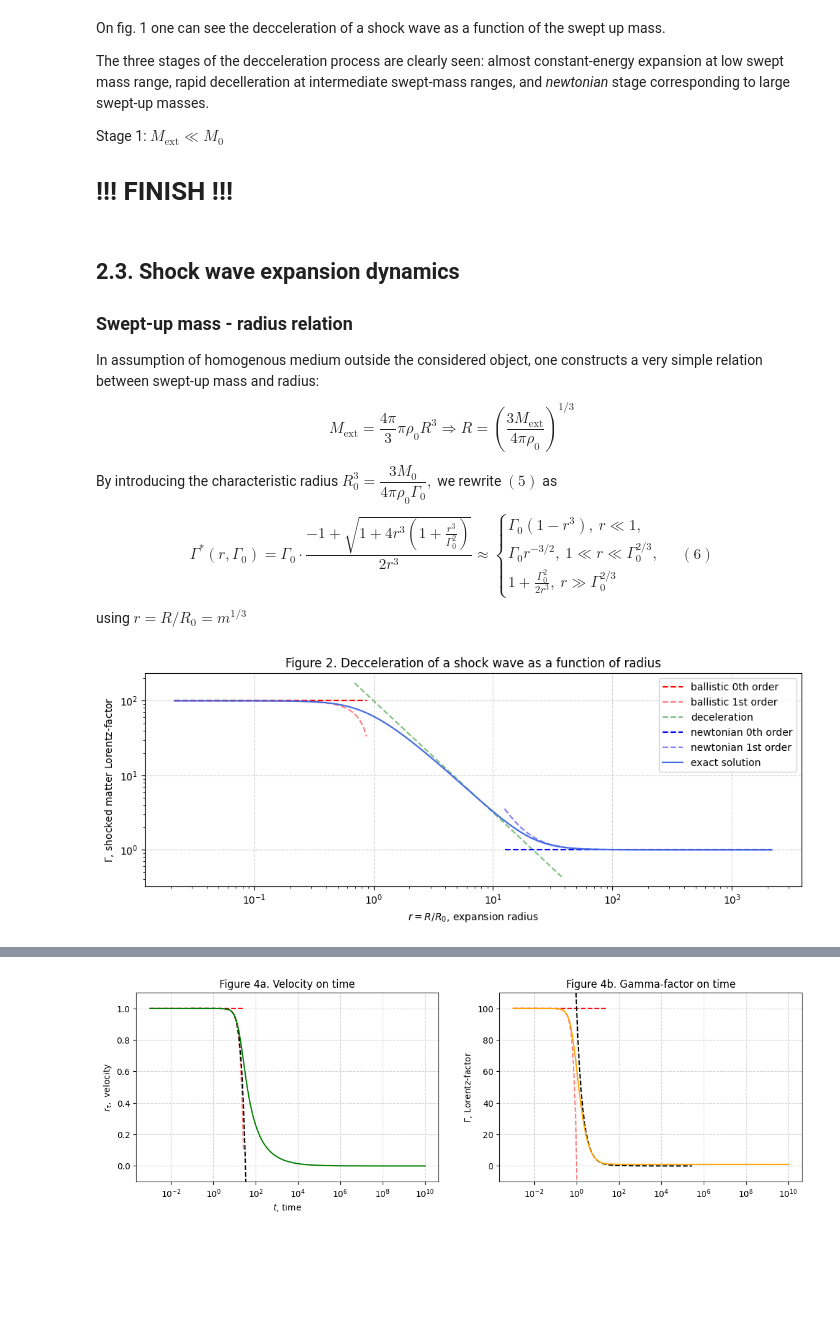
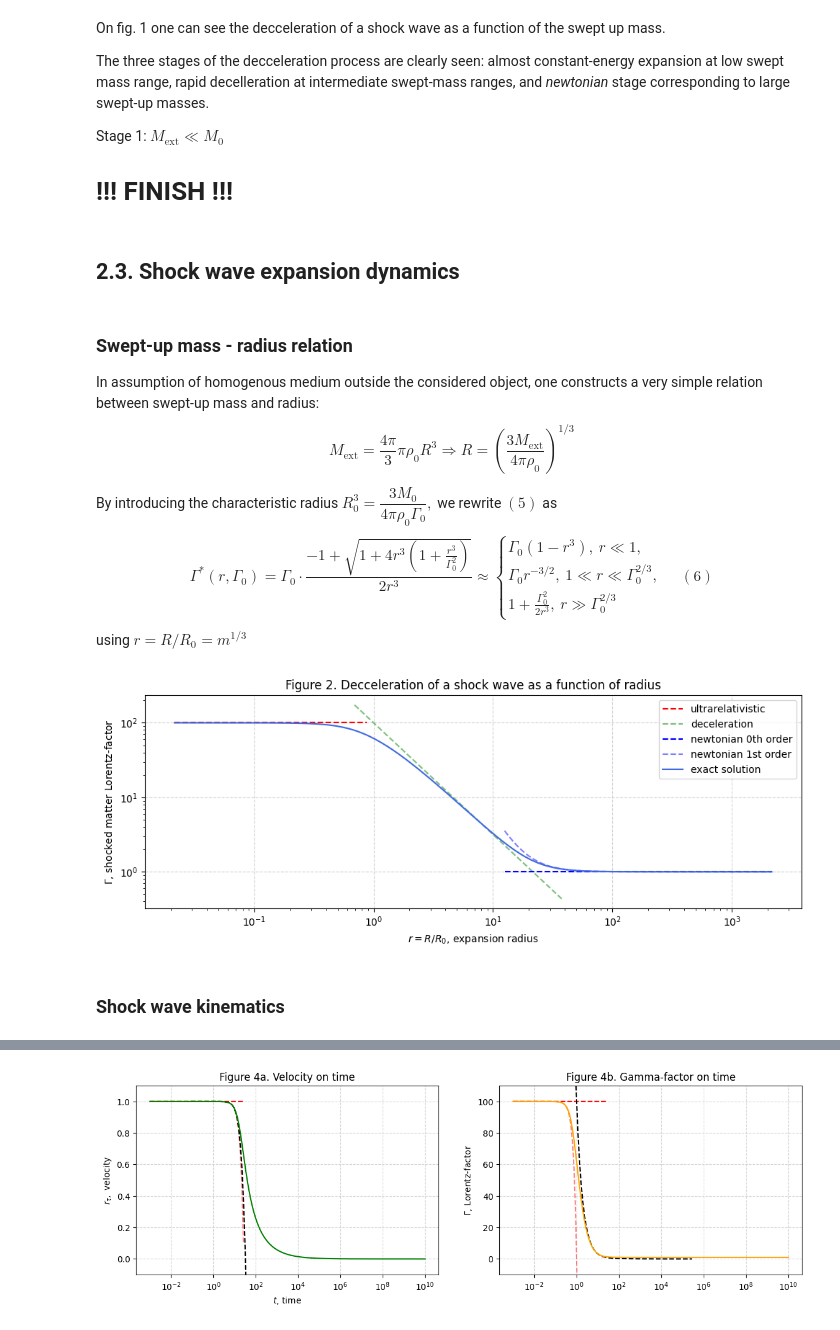
Before and after one commit to KleimenovM/GRBRemnant, a Jupyter notebook: Kleimenov_Schwenkreis_-_Gamma-ray_birsts.ipynb, the cells around one changed output, grey strips where cells are left out. Drawn from its saved outputs; the diff is of its cells as text; code cells hidden in the pictures; blank space fills up the shorter version.

```diff
--- a/Kleimenov_Schwenkreis_-_Gamma-ray_birsts.ipynb
+++ b/Kleimenov_Schwenkreis_-_Gamma-ray_birsts.ipynb
@@ -147,9 +145,9 @@ The three stages of the decceleration process are clearly seen: almost constant-
 Stage 1: $ M_\mathrm{ext} \ll M_0 $
 
 # !!! FINISH !!!
+# %% [markdown]
+## 2.3. Shock wave expansion dynamics
 # %% [markdown]
-## 2.3. Shock wave expansion dynamics
-
 ### Swept-up mass - radius relation
 
 In assumption of homogenous medium outside the considered object, one constructs a very simple relation between swept-up mass and radius:
@@ -166,26 +164,27 @@ using $ r = R/R_0 = m^{1/3}  $
 # %%
 plt.figure(figsize=(10, 4))
 plt.title("Figure 2. Decceleration of a shock wave as a function of radius")
 
-plt.plot(m_low**(1/3), gamma0 * np.ones_like(m_low), '--', color='red', label='ballistic 0th order')
-plt.plot(m_low**(1/3), gamma0 * (1 - m_low), '--', color='red', alpha=.5, label='ballistic 1st order')
+plt.plot(m_low**(1/3), gamma0 * np.ones_like(m_low), '--', color='red', label='ultrarelativistic')
 plt.plot(m_mid**(1/3), gamma0 * m_mid**(-1/2), '--', color='green', alpha=.5, label='deceleration')
 plt.plot(m_high**(1/3), np.ones_like(m_high), '--', color='blue', label='newtonian 0th order')
 plt.plot(m_high**(1/3), 1 + gamma0**2/(2 * m_high), '--', color='blue', alpha=0.5, label='newtonian 1st order')
 
 plt.plot(m**(1/3), gamma0 * gamma_ratio, color='royalblue', label='exact solution')
 
 plt.xlabel(r'$r = R/R_0$, expansion radius')
 plt.xscale('log')
 
 plt.ylabel(r'$\Gamma$, shocked matter Lorentz-factor')
 plt.yscale('log')
 
 plt.grid(linestyle='--', color='lightgray')
 plt.legend()
 
 plt.tight_layout()
 plt.show()
 # %% [output]
-[figure, old version]
+[figure, new version]
+# %% [markdown]
+### Shock wave kinematics
 # %% [markdown]
```
Also changed, not shown: parts of 21 cells of this notebook.
